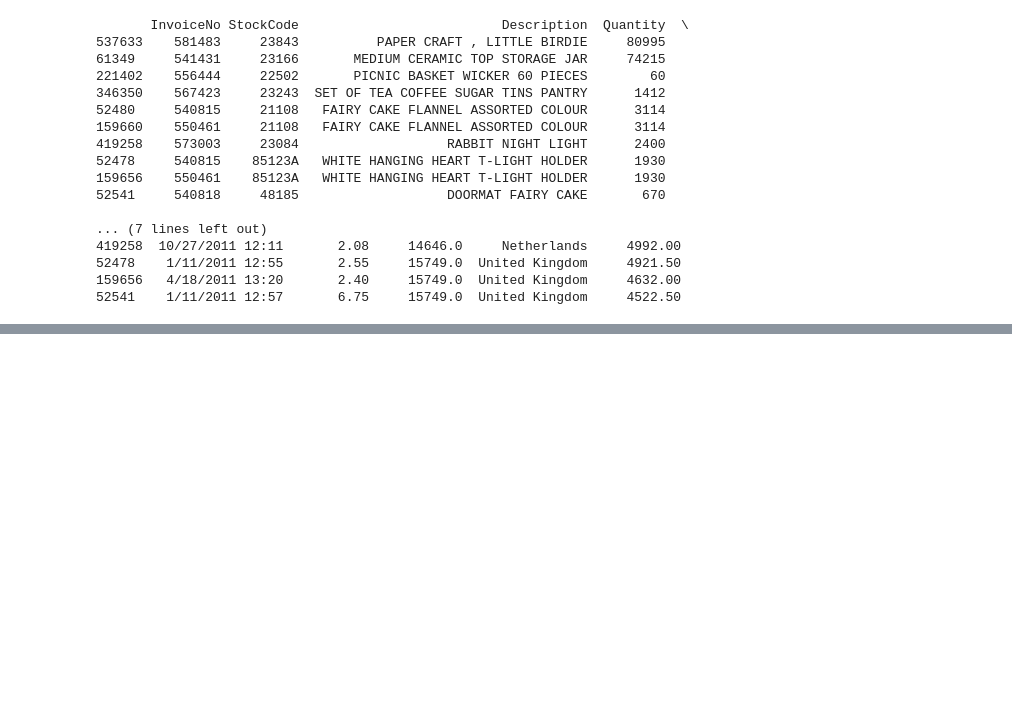
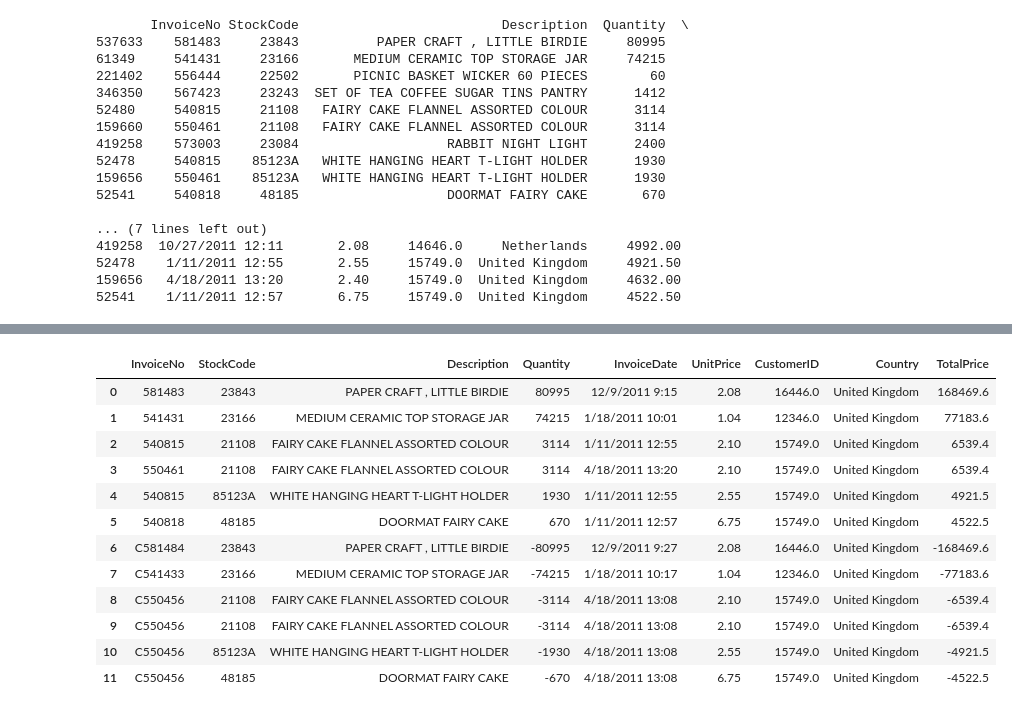
Before and after one commit to ArditFazliu/Analytics-und-Data-Storytelling, a Jupyter notebook: reports/draft_reports/draft_eda.ipynb, the cells around one changed output, grey strips where cells are left out. Saved outputs shown, nothing was run; the diff lists cells and outputs as text; code cells hidden in the pictures; blank space fills up the shorter version.

```diff
--- a/reports/draft_reports/draft_eda.ipynb
+++ b/reports/draft_reports/draft_eda.ipynb
@@ -104,3 +104,8 @@ df_sorted
 | 52478 | 540815 | 85123A | WHITE HANGING HEART T-LIGHT HOLDER | 1930 | 1/11/2011 12:55 | 2.55 | 15749.0 | United Kingdom | 4921.50 |
 | 159656 | 550461 | 85123A | WHITE HANGING HEART T-LIGHT HOLDER | 1930 | 4/18/2011 13:20 | 2.40 | 15749.0 | United Kingdom | 4632.00 |
 | 52541 | 540818 | 48185 | DOORMAT FAIRY CAKE | 670 | 1/11/2011 12:57 | 6.75 | 15749.0 | United Kingdom | 4522.50 |
+# %%
+# Identifizieren von Retouren
+df_C = df[df['InvoiceNo'].str.contains('C')]
+
+df_C
@@ -106,0 +126,39 @@ df_sorted
+# %%
+# Outlier mit returns matchen
+
+df_new = pd.DataFrame(columns=df_C.columns)  # Datenframe mit den gleichen Spalten wie df_C erstellen
+
+for i, row in df_sorted.iterrows():
+    # Überprüfen, ob die Werte in der Zeile den entsprechenden Werten in df_C entsprechen
+    mask = (df_C['Description'] == row['Description']) & (df_C['StockCode'] == row['StockCode']) & (df_C['UnitPrice'] == row['UnitPrice']) & (df_C['CustomerID'] == row['CustomerID']) & (df_C['Country'] == row['Country'])
+    # Wenn es in df_C eine Zeile gibt, die übereinstimmt, wird die Zeile von df_sorted zu df_new hinzugefügt
+    if mask.any():
+        df_new = df_new.append(row)
+
+
+for index, row in df_sorted.iterrows():
+    # Boolesche Maske erstellen um Zeilen in df_C auszuwählen, die der aktuellen Zeile in df_sorted entsprechen
+    mask = (df_C['Description'] == row['Description']) & (df_C['StockCode'] == row['StockCode']) & (df_C['UnitPrice'] == row['UnitPrice']) & (df_C['CustomerID'] == row['CustomerID']) & (df_C['Country'] == row['Country'])
+
+    # Passende Zeilen aus df_C auswählen
+    matching_rows = df_C[mask]
+
+    # Passende Zeilen zu df_new hinzufügen
+    df_new = df_new.append(matching_rows, ignore_index=True)
+
+
+df_new
+# %% [output]
+|  | InvoiceNo | StockCode | Description | Quantity | InvoiceDate | UnitPrice | CustomerID | Country | TotalPrice |
+| 0 | 581483 | 23843 | PAPER CRAFT , LITTLE BIRDIE | 80995 | 12/9/2011 9:15 | 2.08 | 16446.0 | United Kingdom | 168469.6 |
+| 1 | 541431 | 23166 | MEDIUM CERAMIC TOP STORAGE JAR | 74215 | 1/18/2011 10:01 | 1.04 | 12346.0 | United Kingdom | 77183.6 |
+| 2 | 540815 | 21108 | FAIRY CAKE FLANNEL ASSORTED COLOUR | 3114 | 1/11/2011 12:55 | 2.10 | 15749.0 | United Kingdom | 6539.4 |
+| 3 | 550461 | 21108 | FAIRY CAKE FLANNEL ASSORTED COLOUR | 3114 | 4/18/2011 13:20 | 2.10 | 15749.0 | United Kingdom | 6539.4 |
+| 4 | 540815 | 85123A | WHITE HANGING HEART T-LIGHT HOLDER | 1930 | 1/11/2011 12:55 | 2.55 | 15749.0 | United Kingdom | 4921.5 |
+| 5 | 540818 | 48185 | DOORMAT FAIRY CAKE | 670 | 1/11/2011 12:57 | 6.75 | 15749.0 | United Kingdom | 4522.5 |
+| 6 | C581484 | 23843 | PAPER CRAFT , LITTLE BIRDIE | -80995 | 12/9/2011 9:27 | 2.08 | 16446.0 | United Kingdom | -168469.6 |
+| 7 | C541433 | 23166 | MEDIUM CERAMIC TOP STORAGE JAR | -74215 | 1/18/2011 10:17 | 1.04 | 12346.0 | United Kingdom | -77183.6 |
+| 8 | C550456 | 21108 | FAIRY CAKE FLANNEL ASSORTED COLOUR | -3114 | 4/18/2011 13:08 | 2.10 | 15749.0 | United Kingdom | -6539.4 |
+| 9 | C550456 | 21108 | FAIRY CAKE FLANNEL ASSORTED COLOUR | -3114 | 4/18/2011 13:08 | 2.10 | 15749.0 | United Kingdom | -6539.4 |
+| 10 | C550456 | 85123A | WHITE HANGING HEART T-LIGHT HOLDER | -1930 | 4/18/2011 13:08 | 2.55 | 15749.0 | United Kingdom | -4921.5 |
+| 11 | C550456 | 48185 | DOORMAT FAIRY CAKE | -670 | 4/18/2011 13:08 | 6.75 | 15749.0 | United Kingdom | -4522.5 |
```
Also changed, not shown: parts of 3 cells of this notebook.
